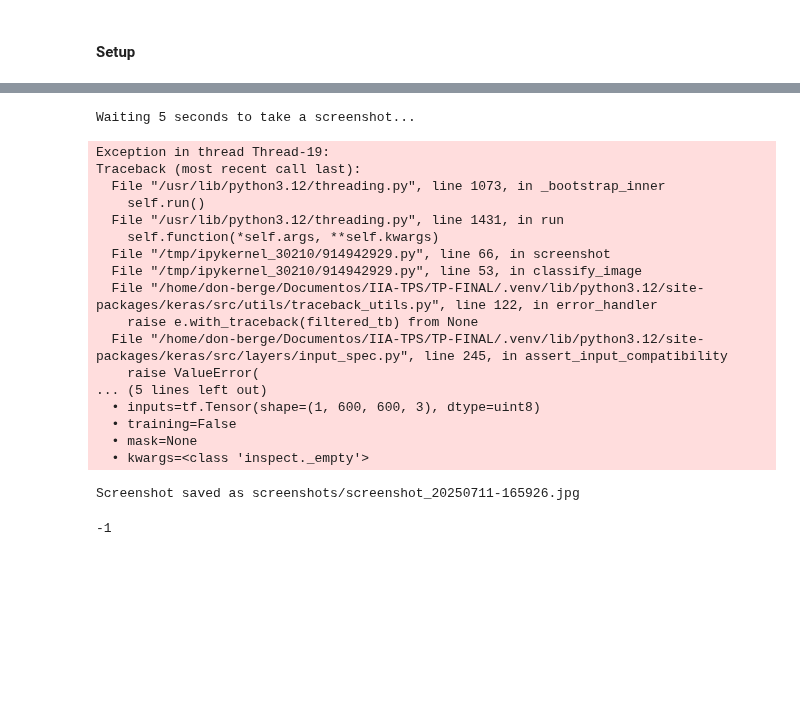
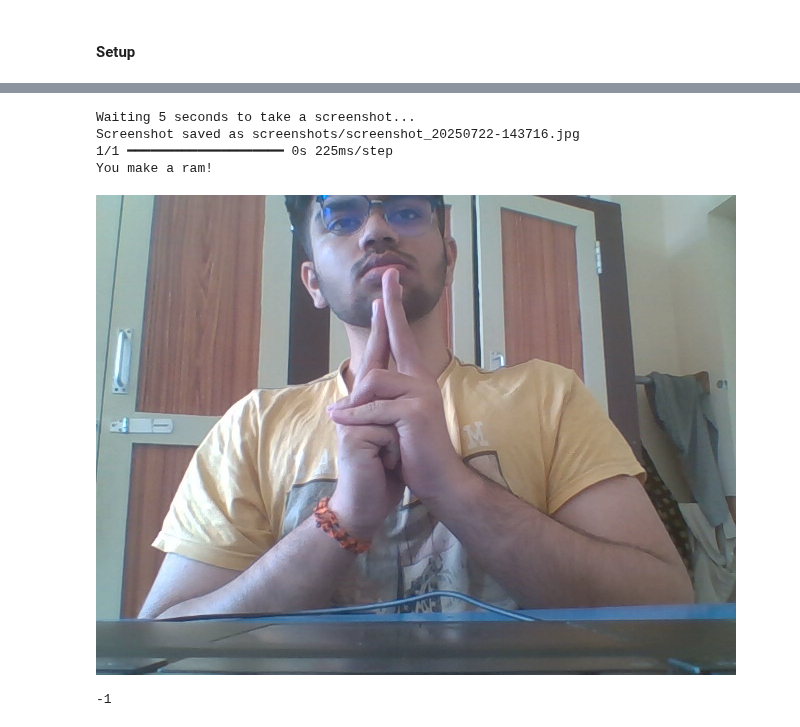
Before and after one commit to DonBerge/IIA-TPS, a Jupyter notebook: TP-FINAL/camara.ipynb, the cells around one changed output, grey strips where cells are left out. Saved outputs shown, nothing was run; the diff lists cells and outputs as text; code cells hidden in the pictures; blank space fills up the shorter version.

```diff
--- a/TP-FINAL/camara.ipynb
+++ b/TP-FINAL/camara.ipynb
@@ -45,9 +45,9 @@ test_dataset = tf.keras.utils.image_dataset_from_directory(
 
 #cnames = test_dataset.class_names
 
-cnames = ['bird', 'boar', 'dog', 'dragon', 'hare', 'horse', 'monkey', 'ox', 'ram', 'rat', 'snake', 'tiger']
+cnames = ['bird', 'monkey', 'boar', 'tiger', 'rat', 'ram', 'dog', 'horse', 'hare', 'ox', 'dragon', 'snake']
 model_name = "naruto_signs_12.keras"
-IMAGE_SIZE = 450
+IMAGE_SIZE = 300
 
 @keras.saving.register_keras_serializable()
 class InceptionPreprocessing(tf.keras.layers.Layer):
@@ -99,49 +99,35 @@ def screenshot():
     if success:
         timestamp = time.strftime("%Y%m%d-%H%M%S")
         filename = f"screenshots/screenshot_{timestamp}.jpg"
         cv2.imwrite(filename, img)
         print("Screenshot saved as {}".format(filename))
         classify_image(img)
     else:
         print("Failed to capture image")
 
 
 while True:
     success, img = cap.read()
     cv2.imshow("Webcam", img) # This will open an independent window
     k = cv2.waitKey(1)
 
     # If q pressed, break the loop
     if k & 0xFF == ord('q'):
         cap.release()
         break
     # If space pressed, wait 5 seconds and save the image
     elif k & 0xFF == ord(' '):
         # Tomar una captura de pantalla en 5 segundos
         clear_output()
         print("Waiting 5 seconds to take a screenshot...")
         threading.Timer(5, screenshot).start()
 
 cv2.destroyAllWindows()
 cv2.waitKey(1) # normally unnecessary, but it fixes a bug on MacOS where the window doesn't close
 # %% [output]
 Waiting 5 seconds to take a screenshot...
+Screenshot saved as screenshots/screenshot_20250722-143716.jpg
+1/1 ━━━━━━━━━━━━━━━━━━━━ 0s 225ms/step
+You make a ram!
+[figure, added]
-Exception in thread Thread-19:
-Traceback (most recent call last):
-  File "/usr/lib/python3.12/threading.py", line 1073, in _bootstrap_inner
-    self.run()
-  File "/usr/lib/python3.12/threading.py", line 1431, in run
-    self.function(*self.args, **self.kwargs)
-  File "/tmp/ipykernel_30210/914942929.py", line 66, in screenshot
-  File "/tmp/ipykernel_30210/914942929.py", line 53, in classify_image
-  File "/home/don-berge/Documentos/IIA-TPS/TP-FINAL/.venv/lib/python3.12/site-packages/keras/src/utils/traceback_utils.py", line 122, in error_handler
-    raise e.with_traceback(filtered_tb) from None
-  File "/home/don-berge/Documentos/IIA-TPS/TP-FINAL/.venv/lib/python3.12/site-packages/keras/src/layers/input_spec.py", line 245, in assert_input_compatibility
-    raise ValueError(
-... (5 lines left out)
-  • inputs=tf.Tensor(shape=(1, 600, 600, 3), dtype=uint8)
-  • training=False
-  • mask=None
-  • kwargs=<class 'inspect._empty'>
+-1
-Screenshot saved as screenshots/screenshot_20250711-165926.jpg
--1
```
Also changed, not shown: parts of 1 cell of this notebook, 6 other files.
